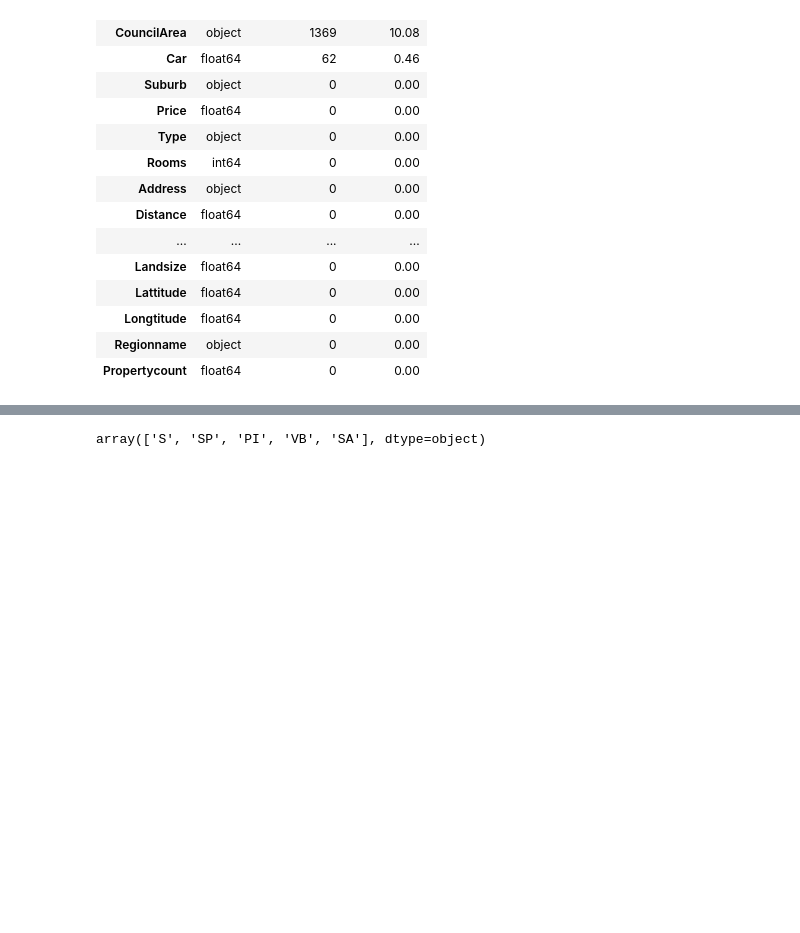
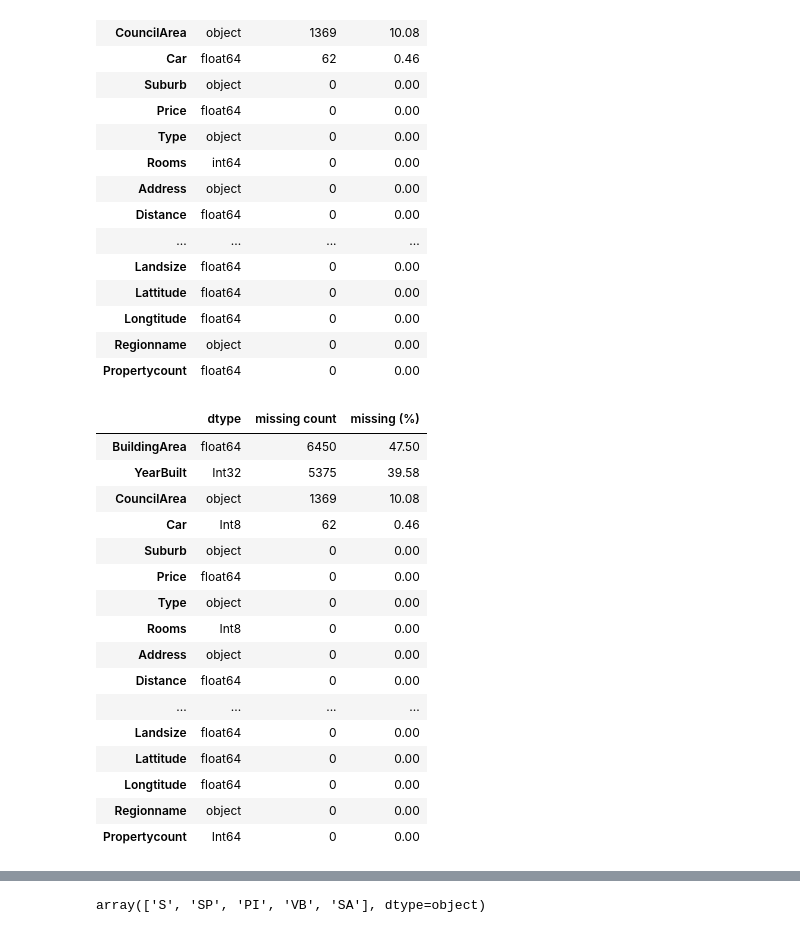
Before and after one commit to Alister44/melbourne-housing-price-prediction, a Jupyter notebook: housing_price_prediction_ipynb.ipynb, the cells around one changed output, grey strips where cells are left out. Cells and saved outputs as stored; diff of their text form; code cells hidden in the pictures; blank space fills up the shorter version.

```diff
--- a/housing_price_prediction_ipynb.ipynb
+++ b/housing_price_prediction_ipynb.ipynb
@@ -54,3 +65,23 @@ info_types_missVals()
+# %%
+info_types_missVals()
+# %% [output]
+|  | dtype | missing count | missing (%) |
+| BuildingArea | float64 | 6450 | 47.50 |
+| YearBuilt | Int32 | 5375 | 39.58 |
+| CouncilArea | object | 1369 | 10.08 |
+| Car | Int8 | 62 | 0.46 |
+| Suburb | object | 0 | 0.00 |
+| Price | float64 | 0 | 0.00 |
+| Type | object | 0 | 0.00 |
+| Rooms | Int8 | 0 | 0.00 |
+| Address | object | 0 | 0.00 |
+| Distance | float64 | 0 | 0.00 |
+| ... | ... | ... | ... |
+| Landsize | float64 | 0 | 0.00 |
+| Lattitude | float64 | 0 | 0.00 |
+| Longtitude | float64 | 0 | 0.00 |
+| Regionname | object | 0 | 0.00 |
+| Propertycount | Int64 | 0 | 0.00 |
 # %%
 df.describe() # descriptive statistics of numeric columns
 # %% [output]
```
Also changed, not shown: parts of 32 cells of this notebook.
